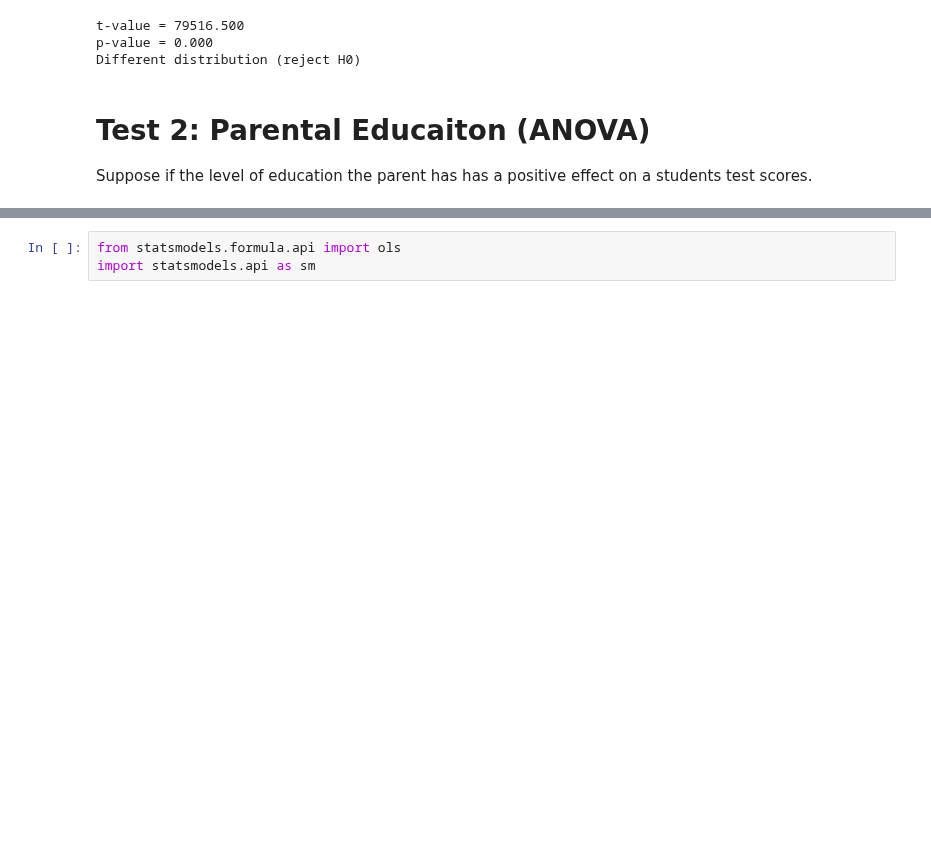
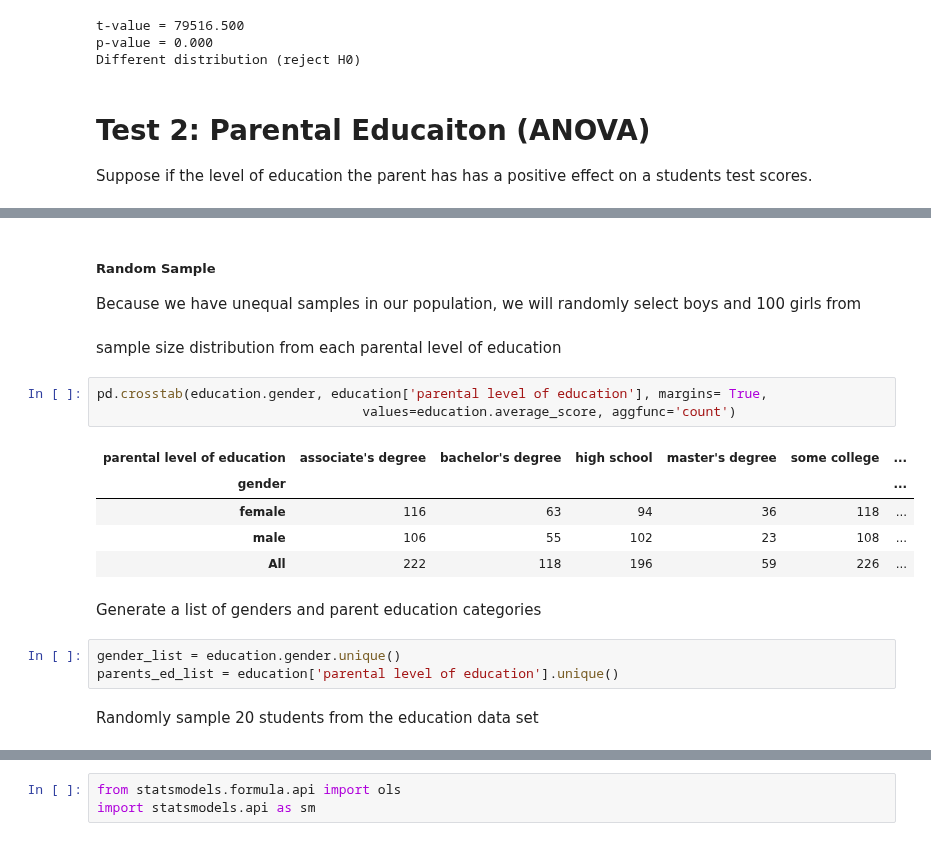
Before and after one commit to naivelogic/Machine_Learning_Notebooks, a Jupyter notebook: Data_Science/(dev) Students Performance in Exams.ipynb, the cells around one changed output, grey strips where cells are left out. Cells and saved outputs as stored; diff of their text form; blank space fills up the shorter version.

```diff
--- a/Data_Science/(dev) Students Performance in Exams.ipynb
+++ b/Data_Science/(dev) Students Performance in Exams.ipynb
@@ -280,0 +300,21 @@ sns.boxplot(x="parental level of education", y="average_score",
+# %% [markdown]
+##### Random Sample
+Because we have unequal samples in our population, we will randomly select  boys and 100 girls from
+# %% [markdown]
+sample size distribution from each parental level of education
+# %%
+pd.crosstab(education.gender, education['parental level of education'], margins= True,
+                                  values=education.average_score, aggfunc='count')
+# %% [output]
+| parental level of education | associate's degree | bachelor's degree | high school | master's degree | some college | ... |
+| gender |  |  |  |  |  | ... |
+| female | 116 | 63 | 94 | 36 | 118 | ... |
+| male | 106 | 55 | 102 | 23 | 108 | ... |
+| All | 222 | 118 | 196 | 59 | 226 | ... |
+# %% [markdown]
+Generate a list of genders and parent education categories
+# %%
+gender_list = education.gender.unique()
+parents_ed_list = education['parental level of education'].unique()
+# %% [markdown]
+Randomly sample 20 students from the education data set
```
Also changed, not shown: parts of 16 cells of this notebook.
